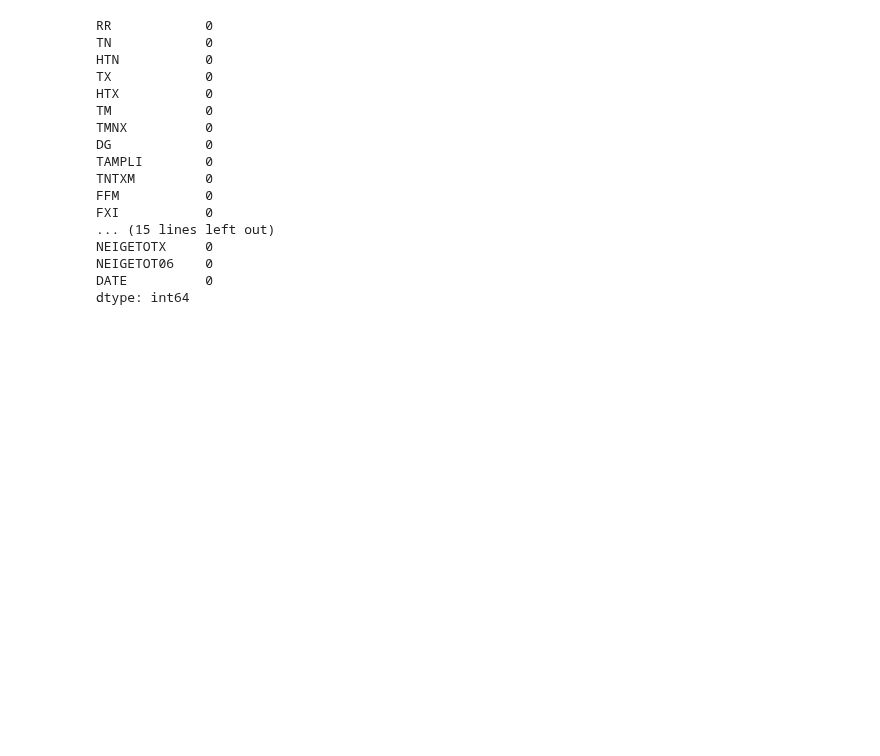
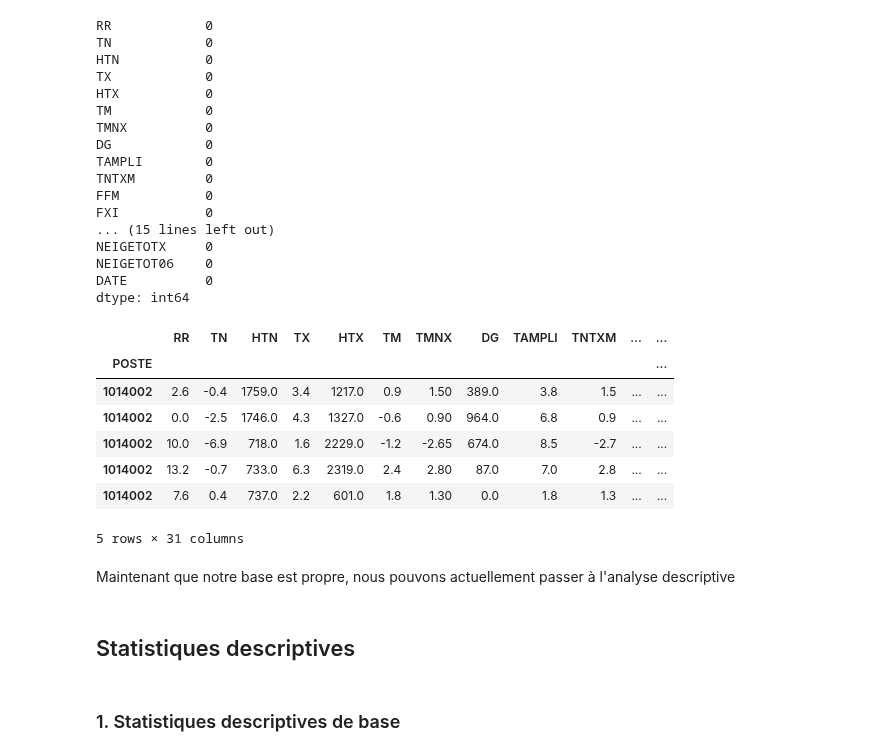
Before and after one commit to laureineCompaore/ProjetPython, a Jupyter notebook: Paloma_stat_desc.ipynb, the cells around one changed output. Drawn from its saved outputs; the diff is of its cells as text; code cells hidden in the pictures; blank space fills up the shorter version.

Commit message:
statistiques descriptive et valeurs abbérantes

```diff
--- a/Paloma_stat_desc.ipynb
+++ b/Paloma_stat_desc.ipynb
@@ -258,3 +258,20 @@ NEIGETOTX     0
 NEIGETOT06    0
 DATE          0
 dtype: int64
+# %%
+df_with_missing.head()
+# %% [output]
+|  | RR | TN | HTN | TX | HTX | TM | TMNX | DG | TAMPLI | TNTXM | ... | ... |
+| POSTE |  |  |  |  |  |  |  |  |  |  |  | ... |
+| 1014002 | 2.6 | -0.4 | 1759.0 | 3.4 | 1217.0 | 0.9 | 1.50 | 389.0 | 3.8 | 1.5 | ... | ... |
+| 1014002 | 0.0 | -2.5 | 1746.0 | 4.3 | 1327.0 | -0.6 | 0.90 | 964.0 | 6.8 | 0.9 | ... | ... |
+| 1014002 | 10.0 | -6.9 | 718.0 | 1.6 | 2229.0 | -1.2 | -2.65 | 674.0 | 8.5 | -2.7 | ... | ... |
+| 1014002 | 13.2 | -0.7 | 733.0 | 6.3 | 2319.0 | 2.4 | 2.80 | 87.0 | 7.0 | 2.8 | ... | ... |
+| 1014002 | 7.6 | 0.4 | 737.0 | 2.2 | 601.0 | 1.8 | 1.30 | 0.0 | 1.8 | 1.3 | ... | ... |
+5 rows × 31 columns
+# %% [markdown]
+Maintenant que notre base est propre, nous pouvons actuellement passer à l'analyse descriptive
+# %% [markdown]
+## Statistiques descriptives ##
+# %% [markdown]
+### 1. Statistiques descriptives de base ###
```
Also changed, not shown: parts of 10 cells of this notebook.
